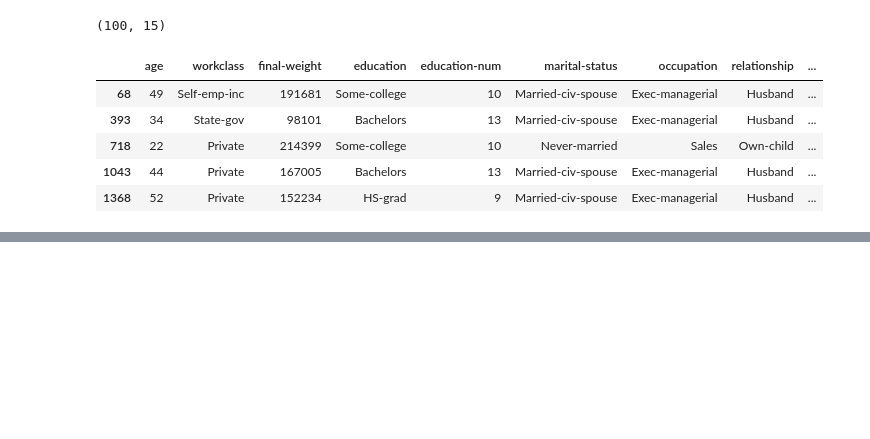
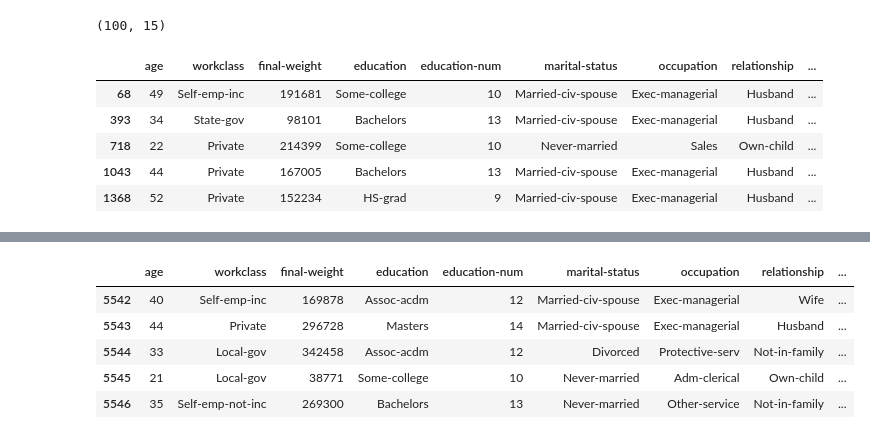
Before and after one commit to caiquemiranda/python-statistics, a Jupyter notebook: estatistica-machine-learning/cls01-População-e-amostra.ipynb, the cells around one changed output, grey strips where cells are left out. Saved outputs shown, nothing was run; the diff lists cells and outputs as text; code cells hidden in the pictures; blank space fills up the shorter version.

```diff
--- a/estatistica-machine-learning/cls01-População-e-amostra.ipynb
+++ b/estatistica-machine-learning/cls01-População-e-amostra.ipynb
@@ -123,0 +222,20 @@ df_amostra_sistematica.head()
+# %%
+# função para gerar amostras por grupos
+
+def amostragem_agrupamentos(dados, n_grupos):
+    intervalo = len(dados) // n_grupos                  # calcula o tamanho do intervalo
+
+    grupos = []                                         # lista vazia
+    id_grupo = 0                                        # variavel auxiliar id do grupo
+    contagem = 0                                        # variavel auxiliar contador de registros
+    for _ in dados.iterrows():                          # iteração sobre os registros da base de dados
+        grupos.append(id_grupo)                         # adiciona o id do grupo
+        contagem += 1                                   # incrementa a contagem +1
+        if contagem > intervalo:                        # se a contagem for maior que a divisão da quantidade de registros por 10
+            contagem = 0                                # zera a contagem para o próximo grupo
+            id_grupo += 1                               # incrementa o id do grupo +1
+
+    dados['grupo'] = grupos                             # adiciona o grupo ao dataframe
+    random.seed(1)                                      # semente aleatória
+    grupo_selecionado = random.randint(0, n_grupos)     # sorteia um número aleatório entre 0 e o número de grupos
+    return dados[dados['grupo'] == grupo_selecionado]   # retorna os registros do grupo selecionado
@@ -123,0 +252,11 @@ df_amostra_sistematica.head()
+# %%
+# visualização dos primeiros registros da amostra agrupamento
+
+df_amostra_agrupamento.head()
+# %% [output]
+|  | age | workclass | final-weight | education | education-num | marital-status | occupation | relationship | ... |
+| 5542 | 40 | Self-emp-inc | 169878 | Assoc-acdm | 12 | Married-civ-spouse | Exec-managerial | Wife | ... |
+| 5543 | 44 | Private | 296728 | Masters | 14 | Married-civ-spouse | Exec-managerial | Husband | ... |
+| 5544 | 33 | Local-gov | 342458 | Assoc-acdm | 12 | Divorced | Protective-serv | Not-in-family | ... |
+| 5545 | 21 | Local-gov | 38771 | Some-college | 10 | Never-married | Adm-clerical | Own-child | ... |
+| 5546 | 35 | Self-emp-not-inc | 269300 | Bachelors | 13 | Never-married | Other-service | Not-in-family | ... |
```
Also changed, not shown: parts of 16 cells of this notebook.
